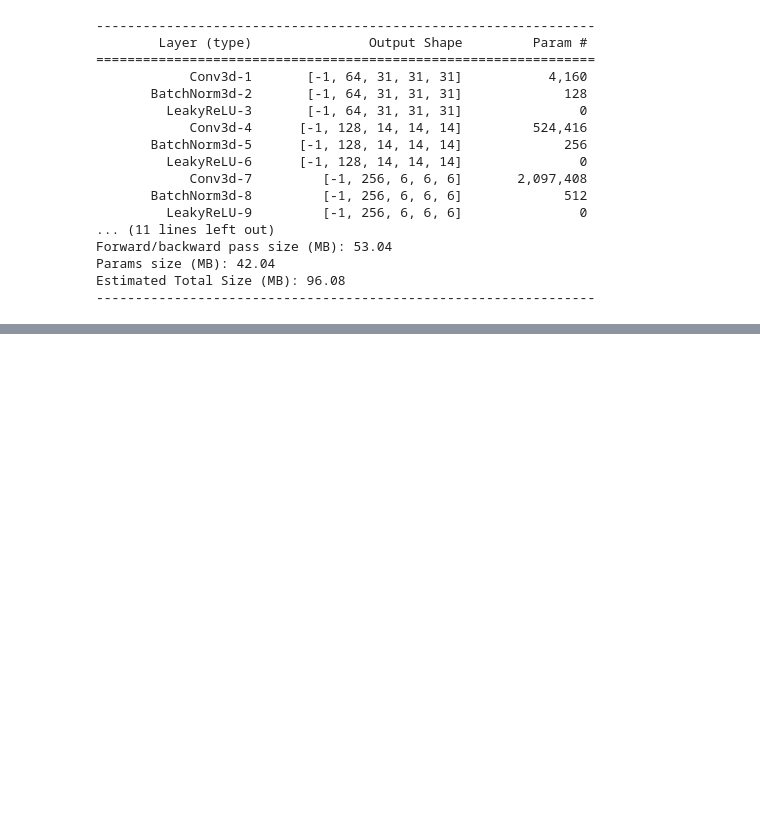
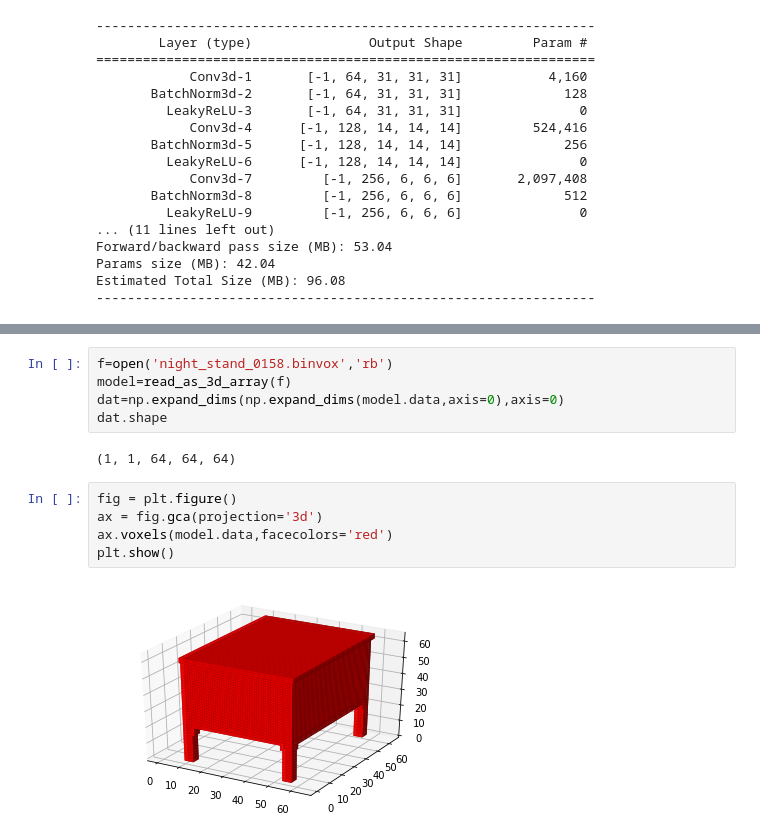
Before and after one commit to SomTambe/modelzoo, a Jupyter notebook: 3d-gan/3d_gan_project.ipynb, the cells around one changed output, grey strips where cells are left out. Saved outputs shown, nothing was run; the diff lists cells and outputs as text; blank space fills up the shorter version.

```diff
--- a/3d-gan/3d_gan_project.ipynb
+++ b/3d-gan/3d_gan_project.ipynb
@@ -148,0 +356,14 @@ Estimated Total Size (MB): 96.08
+# %%
+f=open('night_stand_0158.binvox','rb')
+model=read_as_3d_array(f)
+dat=np.expand_dims(np.expand_dims(model.data,axis=0),axis=0)
+dat.shape
+# %% [output]
+(1, 1, 64, 64, 64)
+# %%
+fig = plt.figure()
+ax = fig.gca(projection='3d')
+ax.voxels(model.data,facecolors='red')
+plt.show()
+# %% [output]
+[figure, added]
```
Also changed, not shown: parts of 2 cells of this notebook, 1 other file.
